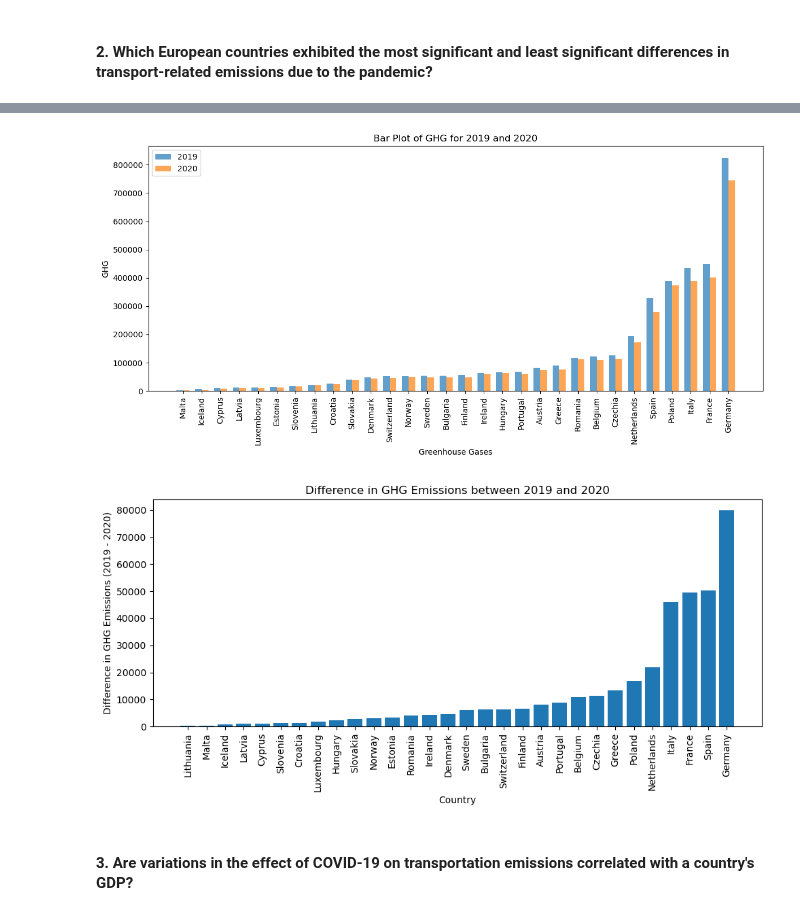
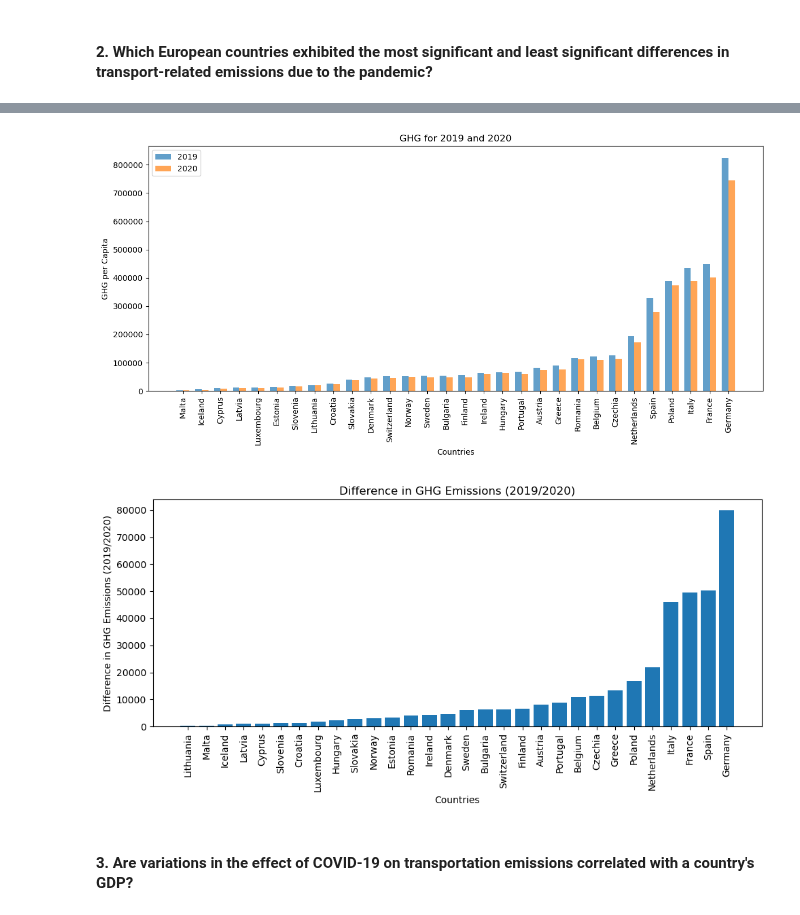
Before and after one commit to HHappy7/TIL6010-GroupProject, a Jupyter notebook: GroupProject-Layout.ipynb, the cells around one changed output, grey strips where cells are left out. Drawn from its saved outputs; the diff is of its cells as text; code cells hidden in the pictures.

```diff
--- a/GroupProject-Layout.ipynb
+++ b/GroupProject-Layout.ipynb
@@ -222,37 +206,37 @@ countries = df_GHG['Country']
 ghg_2019 = df_GHG['2019']
 ghg_2020 = df_GHG['2020']
 
 # Sort data
 sort_indices = np.argsort(ghg_2019)
 
 countries_sorted = countries.iloc[sort_indices]
 ghg_2019_sorted = ghg_2019.iloc[sort_indices]
 ghg_2020_sorted = ghg_2020.iloc[sort_indices]
 
 # Create an array of x values for the bar positions
 x = np.arange(len(countries))
 
 # Set the width of the bars
 bar_width = 0.35
 
 # Create the bar plot
 plt.figure(figsize=(12, 6))
 plt.bar(x - bar_width/2, ghg_2019_sorted, bar_width, label='2019', alpha=0.7)
 plt.bar(x + bar_width/2, ghg_2020_sorted, bar_width, label='2020', alpha=0.7)
 
 # Set the x-tick labels to be the country names
 plt.xticks(x, countries_sorted, rotation=90)
 
 # Set labels and title
-plt.xlabel('Greenhouse Gases')
-plt.ylabel('GHG')
-plt.title('Bar Plot of GHG for 2019 and 2020')
+plt.xlabel('Countries')
+plt.ylabel('GHG per Capita')
+plt.title('GHG for 2019 and 2020')
 plt.legend()
 
 plt.tight_layout()
 plt.show()
 # %% [output]
-[figure, old version]
+[figure, new version]
 # %%
 # Calculate the differences between 2019 and 2020
 difference = df_GHG['2019'] - df_GHG['2020']
@@ -265,16 +249,16 @@ difference_sorted = difference.iloc[sort_indices]
 # Creating the bar plot
 plt.figure(figsize=(10, 5))
 plt.bar(countries_sorted, difference_sorted)
-plt.xlabel('Country')
-plt.ylabel('Difference in GHG Emissions (2019 - 2020)')
-plt.title('Difference in GHG Emissions between 2019 and 2020')
+plt.xlabel('Countries')
+plt.ylabel('Difference in GHG Emissions (2019/2020)')
+plt.title('Difference in GHG Emissions (2019/2020)')
 plt.xticks(rotation=90)
 
 # Displaying the plot
 plt.tight_layout()
 plt.show()
 # %% [output]
-[figure, old version]
+[figure, new version]
 # %% [markdown]
 #### 3. Are variations in the effect of COVID-19 on transportation emissions correlated with a country's GDP?
 # %%
```
Also changed, not shown: parts of 5 cells of this notebook.
